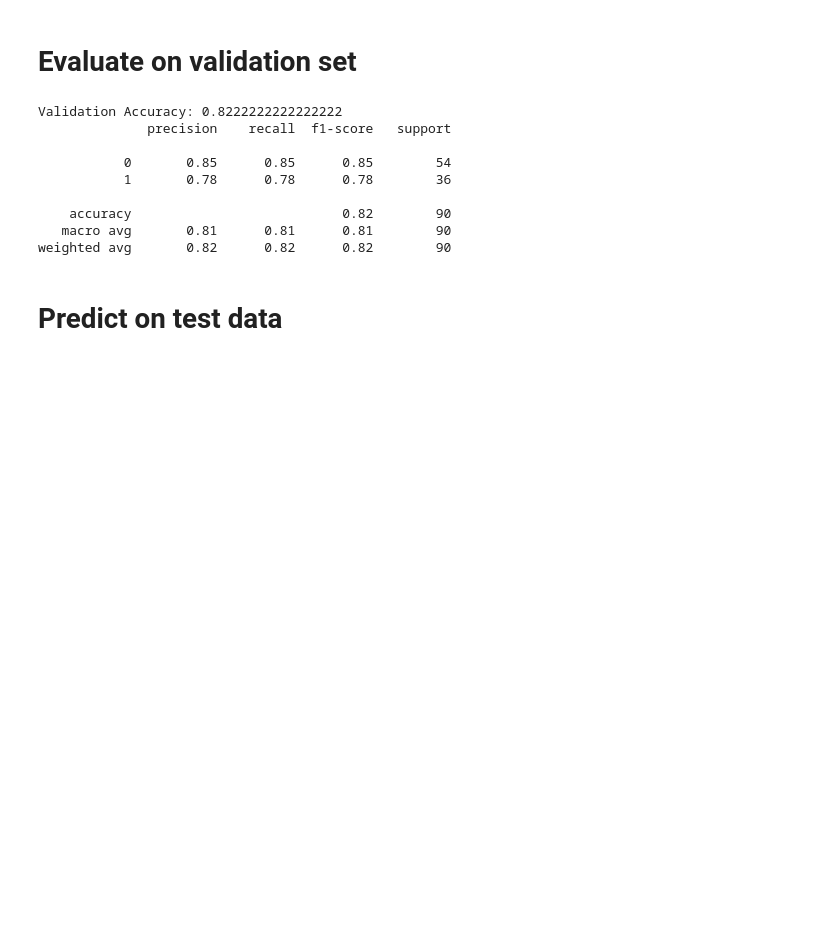
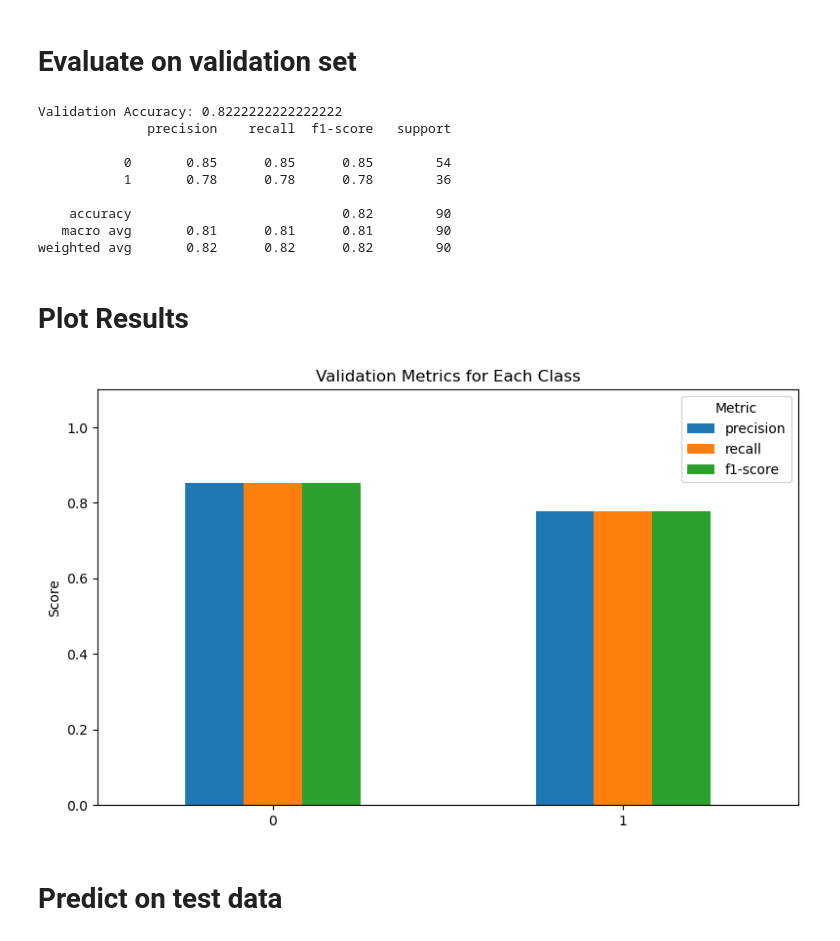
Before and after one commit to OmarHeshamShehab/Basics-to-build-GPT, a Jupyter notebook: Titanic ML Pipeline.ipynb, the cells around one changed output. Saved outputs shown, nothing was run; the diff lists cells and outputs as text; code cells hidden in the pictures; blank space fills up the shorter version.

```diff
--- a/Titanic ML Pipeline.ipynb
+++ b/Titanic ML Pipeline.ipynb
@@ -153,6 +153,27 @@ Validation Accuracy: 0.8222222222222222
     accuracy                           0.82        90
    macro avg       0.81      0.81      0.81        90
 weighted avg       0.82      0.82      0.82        90
+# %% [markdown]
+# Plot Results
+# %%
+# Get the classification report
+report = classification_report(y_val, y_val_pred, output_dict=True)
+
+# Convert to DataFrame and keep only classes 0 and 1
+report_df = pd.DataFrame(report).transpose()
+class_scores = report_df.loc[["0", "1"], ["precision", "recall", "f1-score"]]
+
+# Plot a bar chart for each class
+class_scores.plot(kind="bar", figsize=(8, 5))
+plt.title("Validation Metrics for Each Class")
+plt.ylabel("Score")
+plt.ylim(0, 1.1)
+plt.xticks(rotation=0)
+plt.legend(title="Metric")
+plt.tight_layout()
+plt.show()
+# %% [output]
+[figure, added]
 # %% [markdown]
 # Predict on test data
 # %%
```
